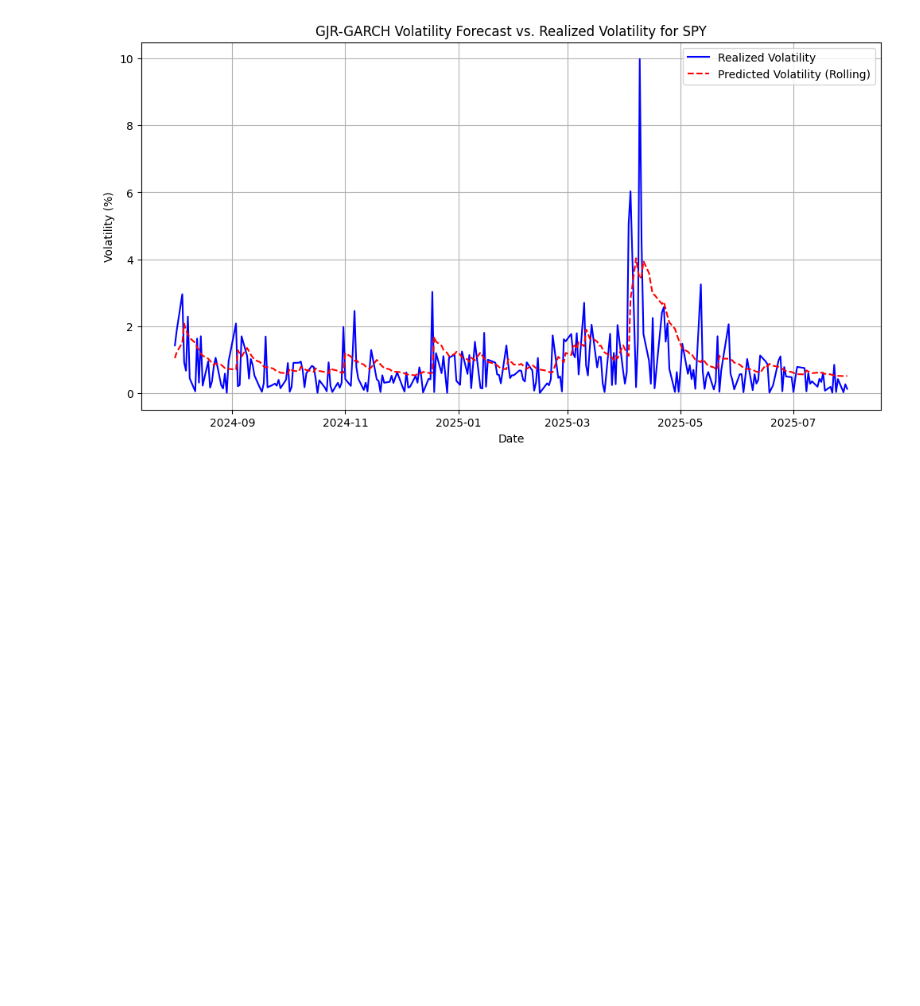
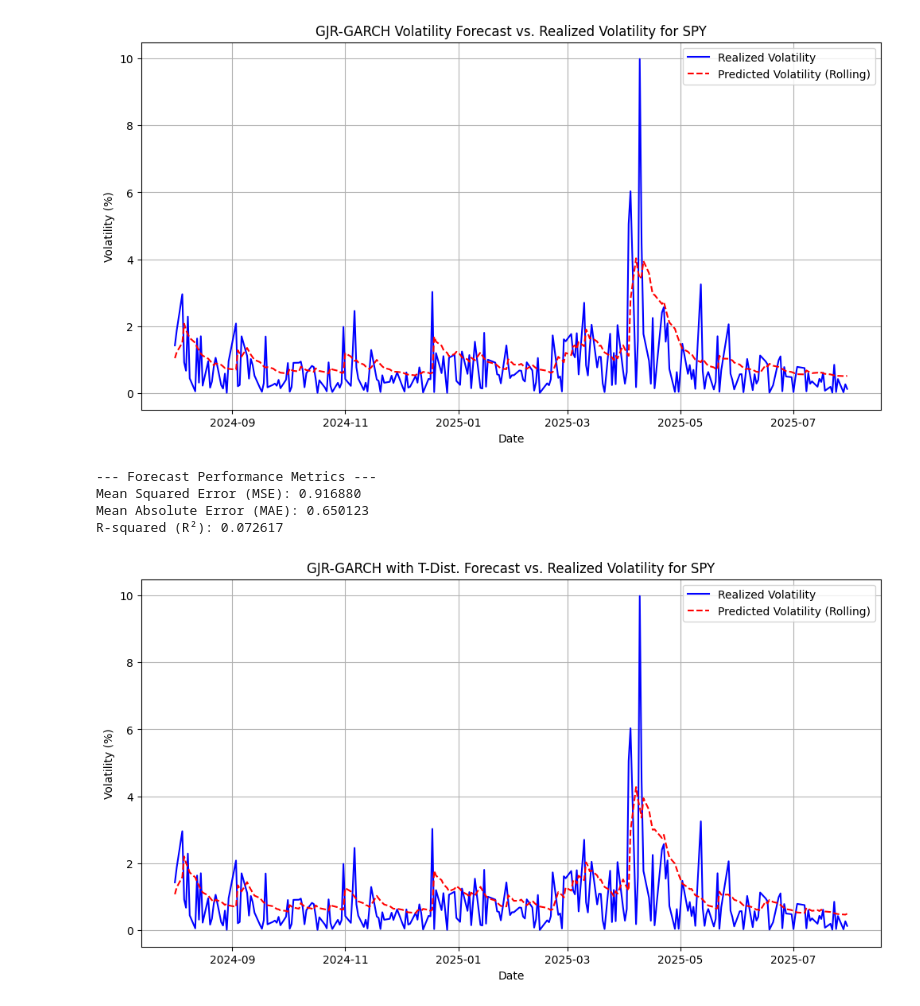
Before and after one commit to jhenningsen/GARCH, a Jupyter notebook: GJR_GARCH.ipynb, the cells around one changed output. Saved outputs shown, nothing was run; the diff lists cells and outputs as text; code cells hidden in the pictures; blank space fills up the shorter version.

Commit message:
Added code to test with student-t distribution

```diff
--- a/GJR_GARCH.ipynb
+++ b/GJR_GARCH.ipynb
@@ -206,3 +206,69 @@ Mean Squared Error (MSE): 0.900774
 Mean Absolute Error (MAE): 0.641340
 R-squared (R²): 0.088907
 [figure]
+# %%
+# --- GJR-GARCH with Student's T Rolling Forecast Implementation ---
+
+# Create a list to store the rolling one-day-ahead volatility forecasts
+rolling_forecasts = []
+
+# Loop through the test data, simulating a walk-forward process
+for i in range(len(test_returns)):
+    # Define the current training window
+    # The training window grows by one observation in each iteration
+    current_train_returns = returns[:len(train_returns) + i]
+
+    # Fit the GJR-GARCH(1,1) model with a Student's t-distribution
+    # The 'dist' parameter is added to capture the fat-tailed nature of returns.
+    am_rolling = arch_model(current_train_returns, vol='Garch', p=1, o=1, q=1, mean='Constant', dist='t')
+    res_rolling = am_rolling.fit(disp='off')
+
+    # Use the model to forecast the conditional variance for the next day (horizon=1)
+    one_day_forecast = res_rolling.forecast(horizon=1)
+
+    # Extract the predicted conditional volatility for the next day
+    predicted_vol = np.sqrt(one_day_forecast.variance.iloc[-1].values[0])
+
+    # Append the forecast to our list
+    rolling_forecasts.append(predicted_vol)
+
+
+# --- Data Preparation for Analysis and Plotting ---
+
+# Convert the list of forecasts into a pandas Series
+predicted_volatility_rolling = pd.Series(rolling_forecasts, index=test_returns.index)
+
+# The realized volatility is simply the absolute value of the test returns
+realized_volatility = np.abs(test_returns)
+
+# --- Quantitative Analysis ---
+from sklearn.metrics import mean_squared_error, mean_absolute_error, r2_score
+
+# Calculate the error metrics
+mse = mean_squared_error(realized_volatility, predicted_volatility_rolling)
+mae = mean_absolute_error(realized_volatility, predicted_volatility_rolling)
+r2 = r2_score(realized_volatility, predicted_volatility_rolling)
+
+print("--- Forecast Performance Metrics ---")
+print(f"Mean Squared Error (MSE): {mse:.6f}")
+print(f"Mean Absolute Error (MAE): {mae:.6f}")
+print(f"R-squared (R²): {r2:.6f}")
+
+# --- Plotting the Results ---
+
+# Plot the results
+plt.figure(figsize=(12, 6))
+plt.plot(realized_volatility, label='Realized Volatility', color='blue')
+plt.plot(predicted_volatility_rolling, label='Predicted Volatility (Rolling)', color='red', linestyle='--')
+plt.title(f'GJR-GARCH with T-Dist. Forecast vs. Realized Volatility for {ticker}')
+plt.ylabel('Volatility (%)')
+plt.xlabel('Date')
+plt.legend()
+plt.grid(True)
+plt.show()
+# %% [output]
+--- Forecast Performance Metrics ---
+Mean Squared Error (MSE): 0.916880
+Mean Absolute Error (MAE): 0.650123
+R-squared (R²): 0.072617
+[figure, added]
```
